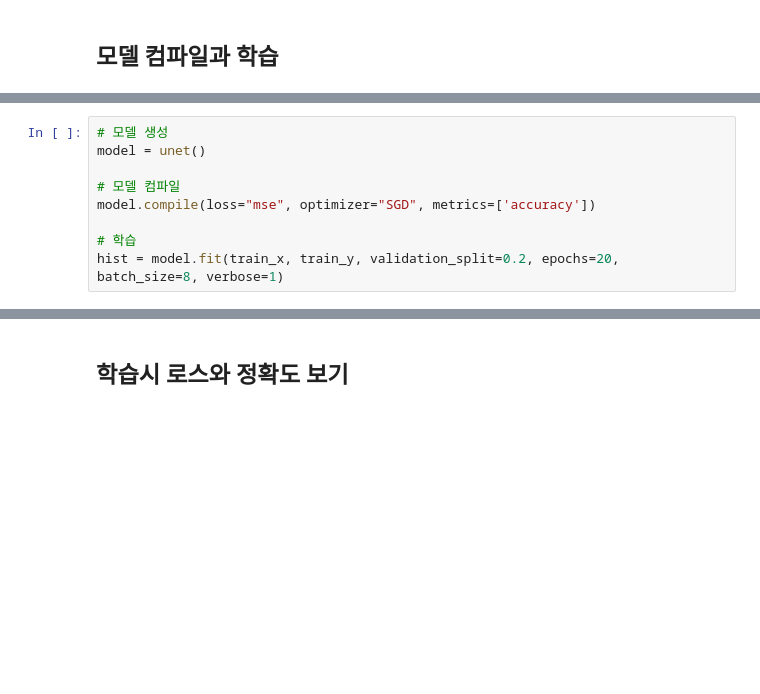
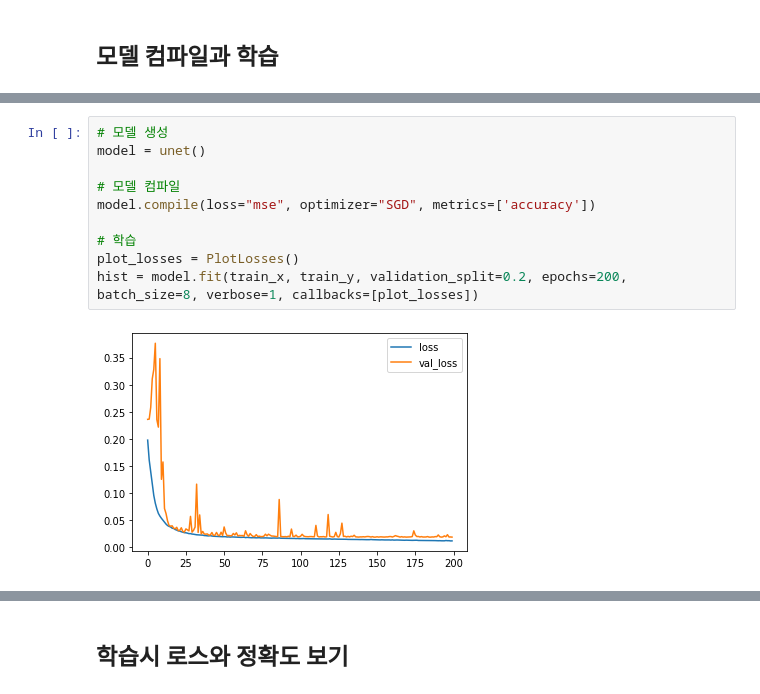
Before and after one commit to bbang-bbang/Deep_Learning, a Jupyter notebook: 폐_영역_분할(2022_01_03).ipynb, the cells around one changed output, grey strips where cells are left out. Cells and saved outputs as stored; diff of their text form; blank space fills up the shorter version.

```diff
--- a/폐_영역_분할(2022_01_03).ipynb
+++ b/폐_영역_분할(2022_01_03).ipynb
@@ -224,9 +268,12 @@ def unet(input_size=(256,256,3)):
 # %%
 # 모델 생성
 model = unet()
 
 # 모델 컴파일
 model.compile(loss="mse", optimizer="SGD", metrics=['accuracy'])
 
 # 학습
-hist = model.fit(train_x, train_y, validation_split=0.2, epochs=20, batch_size=8, verbose=1)
+plot_losses = PlotLosses()
+hist = model.fit(train_x, train_y, validation_split=0.2, epochs=200, batch_size=8, verbose=1, callbacks=[plot_losses])
+# %% [output]
+[figure, added]
```
Also changed, not shown: parts of 10 cells of this notebook.
